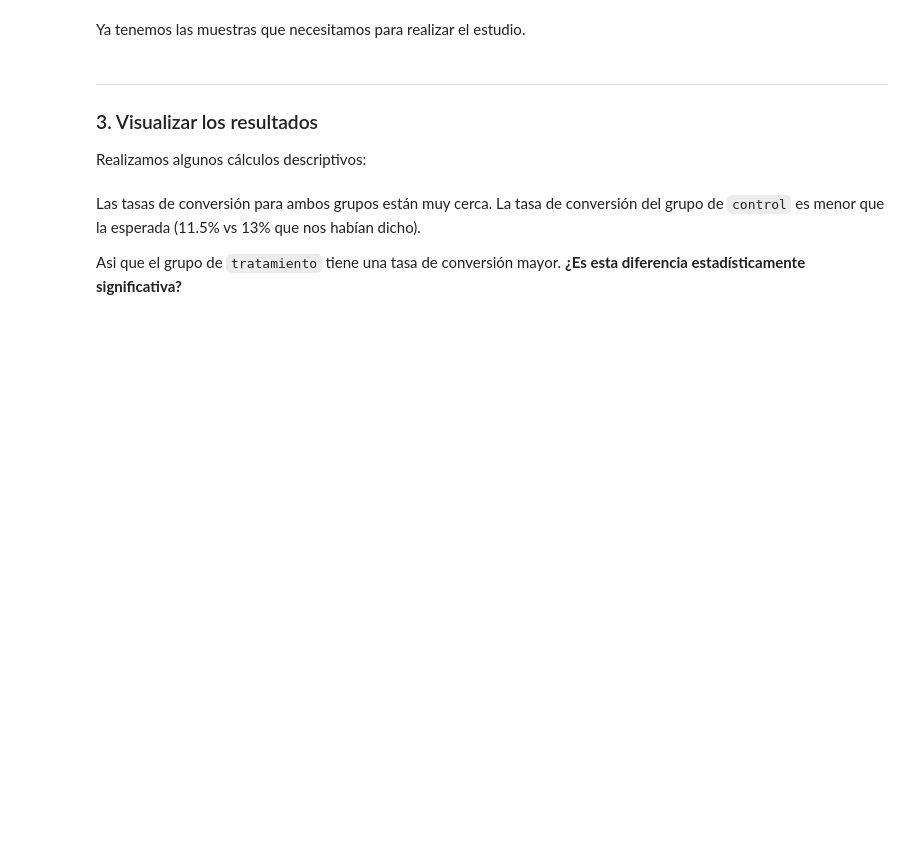
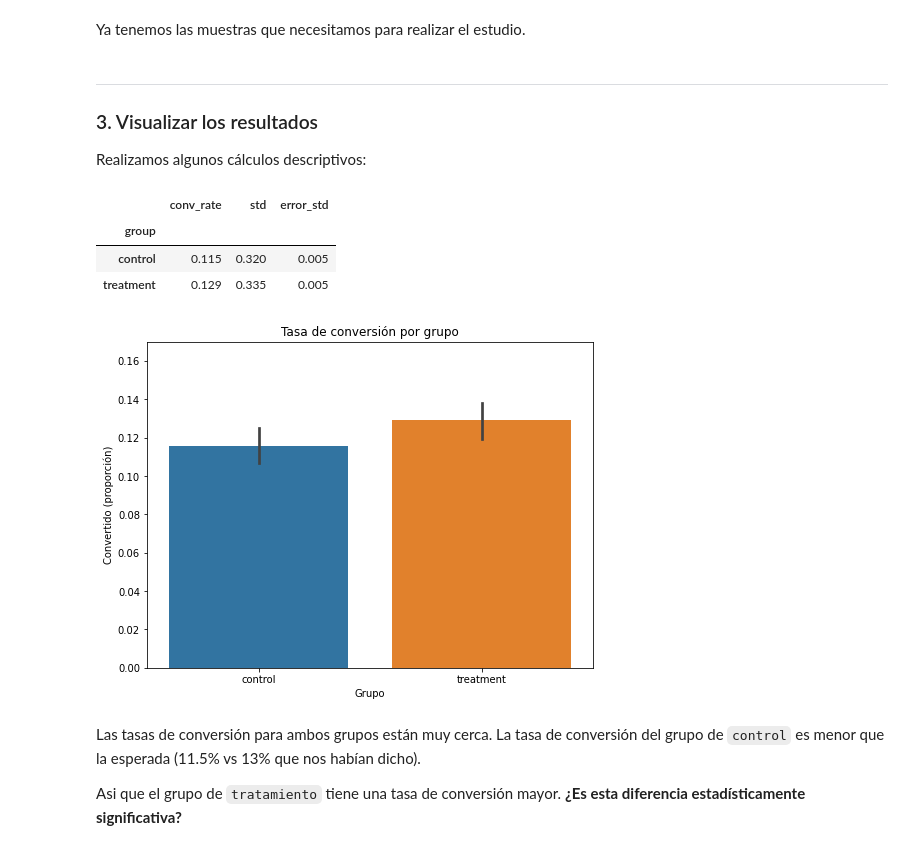
Before and after one commit to Pomilusky/apuntes_clase, a Jupyter notebook: semana_5/3.1 - AB Testing.ipynb, the cells around one changed output. Saved outputs shown, nothing was run; the diff lists cells and outputs as text; code cells hidden in the pictures; blank space fills up the shorter version.

Commit message:
ab test

```diff
--- a/semana_5/3.1 - AB Testing.ipynb
+++ b/semana_5/3.1 - AB Testing.ipynb
@@ -90,2 +201,12 @@ Eliminamos usuarios con varias visitas a la página web.
 # %% [markdown]
 **Muestreo**
+# %%
+control=df[df.group=='control'].sample(n=4720, random_state=42)
+
+tratamiento=df[df.group=='treatment'].sample(n=4720, random_state=42)
+
+ab_test=pd.concat([control, tratamiento], axis=0)
+
+ab_test.reset_index(drop=True, inplace=True)
+
+ab_test.head()
@@ -96,6 +245,36 @@ Ya tenemos las muestras que necesitamos para realizar el estudio.
 ### 3. Visualizar los resultados
 
 Realizamos algunos cálculos descriptivos:
+# %%
+tasas_conversion=ab_test.groupby('group')['converted']
+
+std=lambda x: np.std(x, ddof=0)             # std poblacional
+error_std=lambda x: stats.sem(x, ddof=0)    # error estandard (std/sqrt(n))
+
+tasas_conversion=tasas_conversion.agg([np.mean, std, error_std])
+
+tasas_conversion.columns=['conv_rate', 'std', 'error_std']
+
+tasas_conversion.style.format('{:.3f}')
+# %% [output]
+|  | conv_rate | std | error_std |
+| group |  |  |  |
+| control | 0.115 | 0.320 | 0.005 |
+| treatment | 0.129 | 0.335 | 0.005 |
+# %%
+plt.figure(figsize=(8,6))
+
+sns.barplot(x=ab_test['group'],
+            y=ab_test['converted'],
+            ci=95 # intervalo de confianza (con el error estandard)
+           )
+
+plt.ylim(0, 0.17)
+plt.title('Tasa de conversión por grupo')
+plt.xlabel('Grupo')
+plt.ylabel('Convertido (proporción)');
+# %% [output]
+[figure, added]
 # %% [markdown]
 Las tasas de conversión para ambos grupos están muy cerca. La tasa de conversión del grupo de  `control` es menor que la esperada (11.5% vs 13% que nos habían dicho).
 
```
Also changed, not shown: parts of 23 cells of this notebook.
